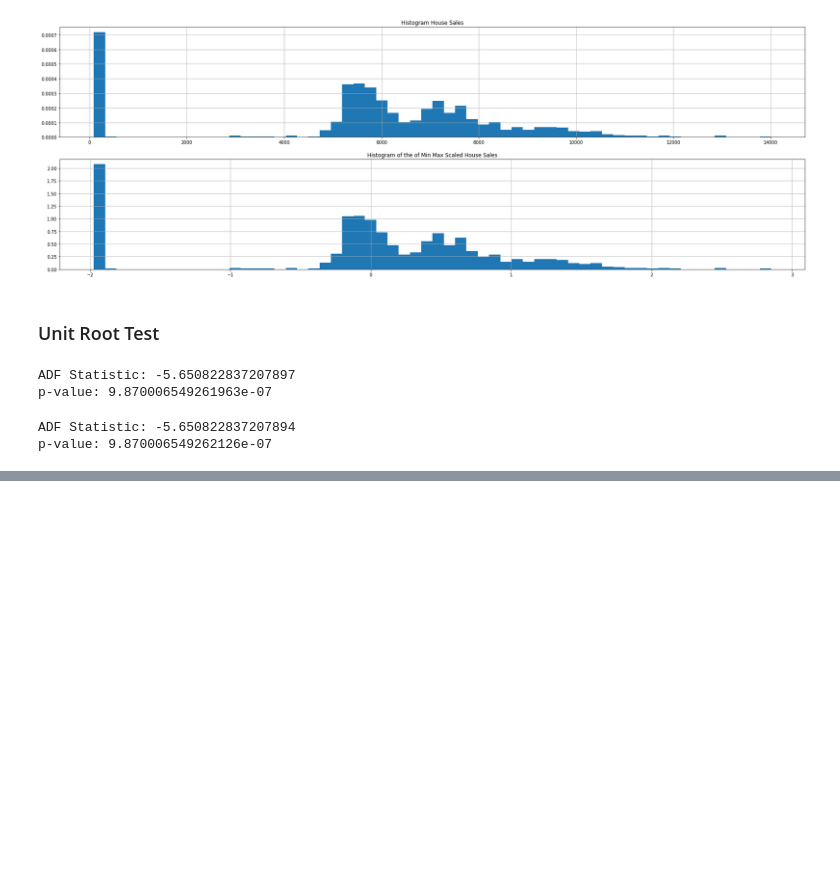
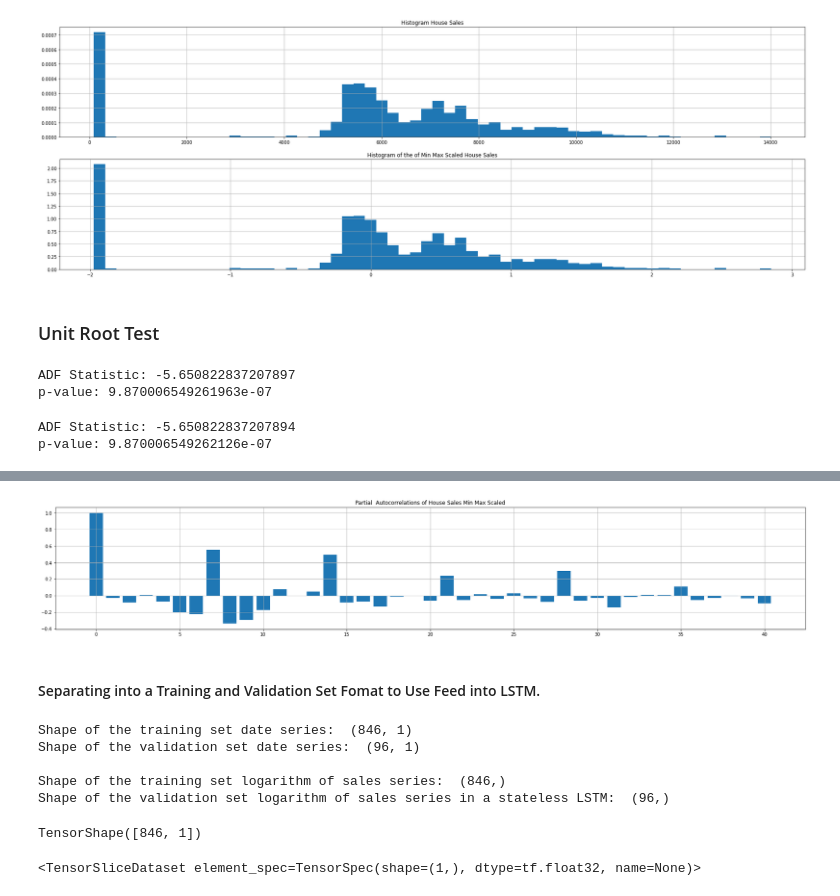
Before and after one commit to Danu-B/Pharmaceutical_Sales_prediction, a Jupyter notebook: notebooks/lstm_forcasting.ipynb, the cells around one changed output, grey strips where cells are left out. Saved outputs shown, nothing was run; the diff lists cells and outputs as text; code cells hidden in the pictures; blank space fills up the shorter version.

Commit message:
LSTM forecasting

```diff
--- a/notebooks/lstm_forcasting.ipynb
+++ b/notebooks/lstm_forcasting.ipynb
@@ -128,0 +175,6 @@ p-value: 9.870006549262126e-07
+# %%
+corrPlots(pacfDataScaledNp, "Partial")
+# %% [output]
+[figure, added]
+# %% [markdown]
+#### Separating into a Training and Validation Set Fomat to Use Feed into LSTM.
@@ -128,0 +186,35 @@ p-value: 9.870006549262126e-07
+# %%
+DateTrain = data.index.values[0:BATCH_SIZE]
+DateValid = data.index.values[BATCH_SIZE:]
+XTrain = data.DataScaled.values[0:BATCH_SIZE].astype('float32')
+XValid = data.DataScaled.values[BATCH_SIZE:].astype('float32')
+
+# Obtain shapes for vectors of size (,1) for dates series
+
+DateTrain = np.reshape(DateTrain, (-1, 1))
+DateValid = np.reshape(DateValid, (-1, 1))
+
+print("Shape of the training set date series: ", DateTrain.shape)
+print("Shape of the validation set date series: ", DateValid.shape)
+print()
+print("Shape of the training set logarithm of sales series: ", XTrain.shape)
+print("Shape of the validation set logarithm of sales series in a stateless LSTM: ", XValid.shape)
+# %% [output]
+Shape of the training set date series:  (846, 1)
+Shape of the validation set date series:  (96, 1)
+
+Shape of the training set logarithm of sales series:  (846,)
+Shape of the validation set logarithm of sales series in a stateless LSTM:  (96,)
+# %%
+tf.random.set_seed(1234)
+# add extra dimension
+series = tf.expand_dims(XTrain, axis=-1)
+series.shape
+# %% [output]
+TensorShape([846, 1])
+# %%
+# create tensor from each individual element
+dataset = tf.data.Dataset.from_tensor_slices(series)
+dataset
+# %% [output]
+<TensorSliceDataset element_spec=TensorSpec(shape=(1,), dtype=tf.float32, name=None)>
```
Also changed, not shown: parts of 29 cells of this notebook, 4 other files.
